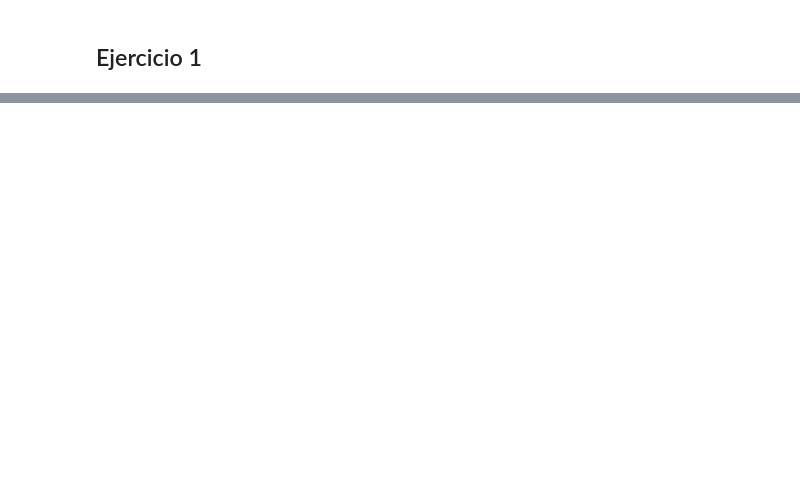
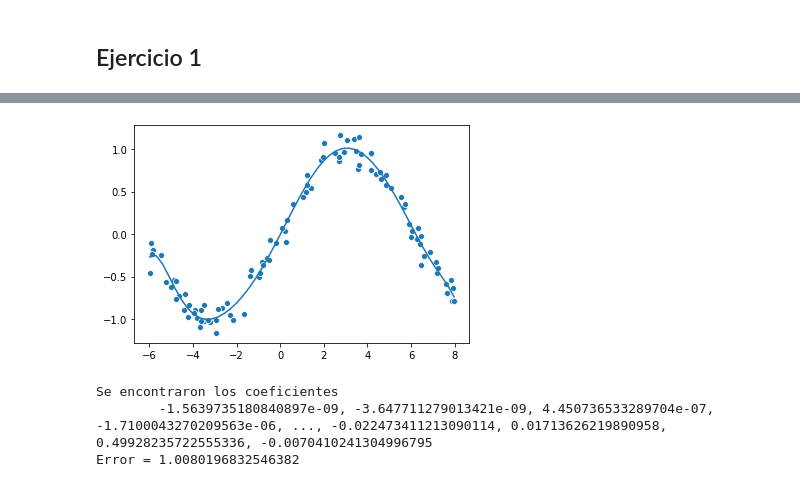
Before and after one commit to BenchHPZ/UG-Compu, a Jupyter notebook: MN/Tareas/T6/Tarea6.ipynb, the cells around one changed output, grey strips where cells are left out. Saved outputs shown, nothing was run; the diff lists cells and outputs as text; code cells hidden in the pictures; blank space fills up the shorter version.

```diff
--- a/MN/Tareas/T6/Tarea6.ipynb
+++ b/MN/Tareas/T6/Tarea6.ipynb
@@ -283,0 +280,8 @@ def Ejercicio1(d, n_tabla, n,/,path='datos/', dtype=np.float64, plot=True, prnt=
+# %%
+if NOTEBOOK:
+    Ejercicio1(50, 'puntos2D_conjunto2.txt', 11, ask=False)
+# %% [output]
+[figure, added]
+Se encontraron los coeficientes
+        -1.5639735180840897e-09, -3.647711279013421e-09, 4.450736533289704e-07, -1.7100043270209563e-06, ..., -0.022473411213090114, 0.01713626219890958, 0.49928235722555336, -0.0070410241304996795
+Error = 1.0080196832546382
```
Also changed, not shown: parts of 18 cells of this notebook, 21 other files.
